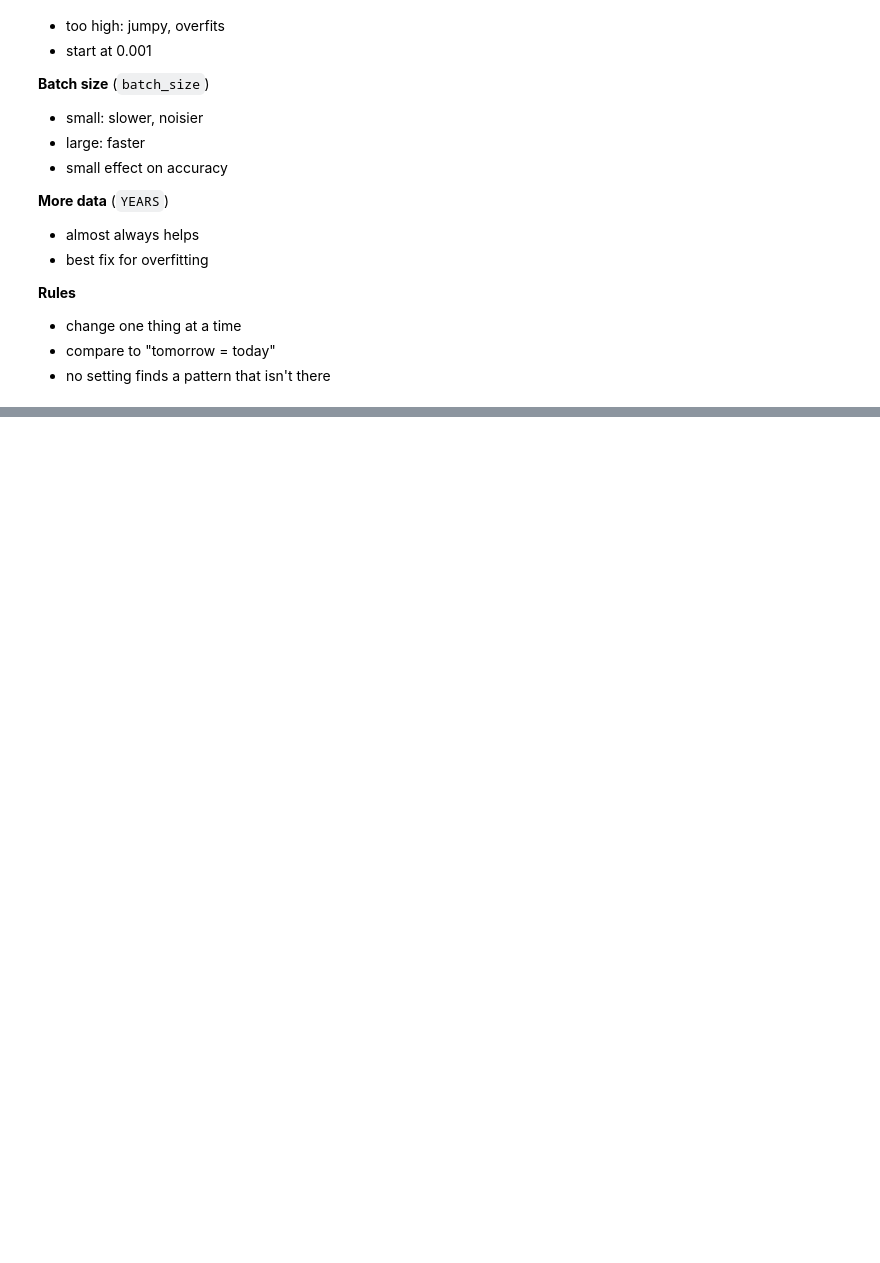
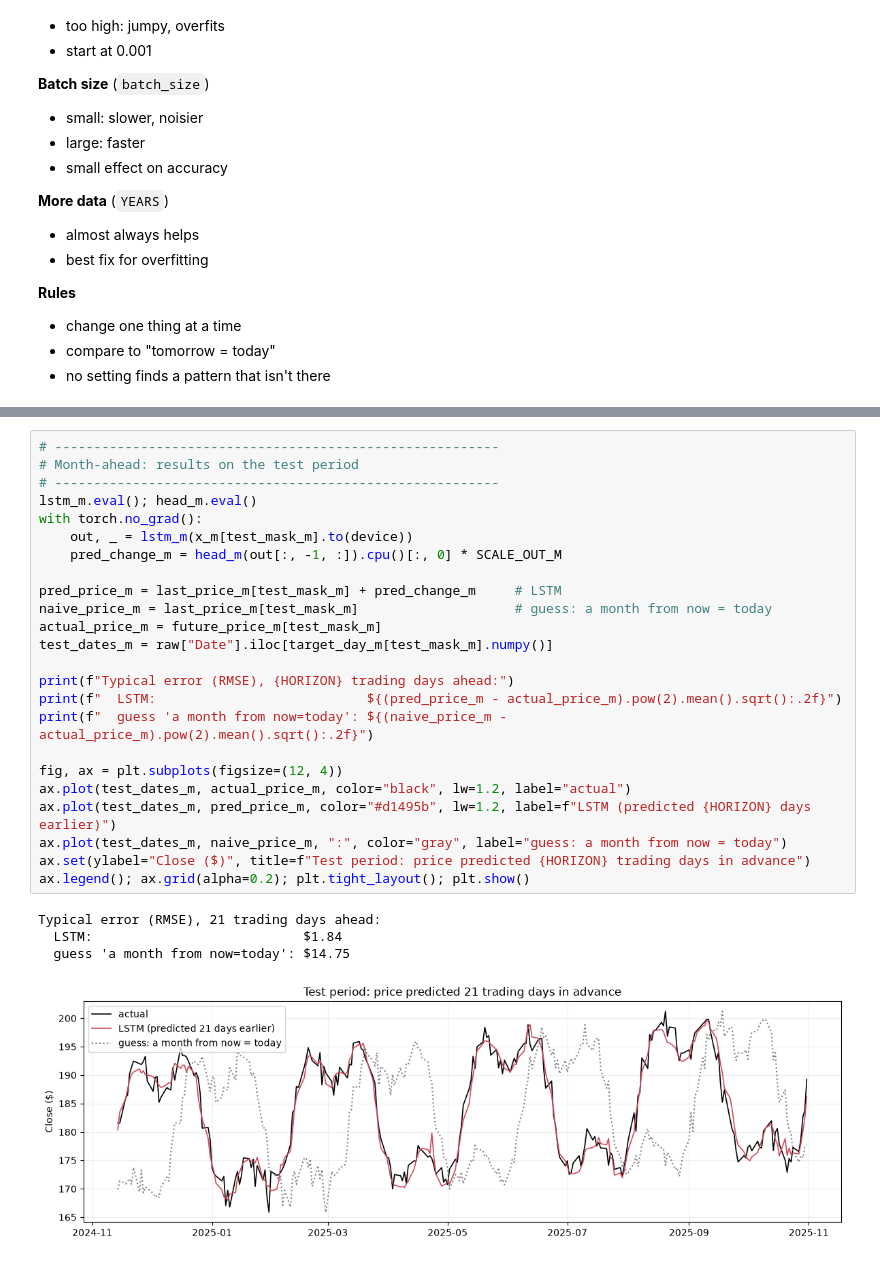
Before and after one commit to DrBilitski/ExamplePytorchWithVisualNetwork, a Jupyter notebook: lstm_pytorch.ipynb, the cells around one changed output, grey strips where cells are left out. Saved outputs shown, nothing was run; the diff lists cells and outputs as text; blank space fills up the shorter version.

Commit message:
add one month prediction

```diff
--- a/lstm_pytorch.ipynb
+++ b/lstm_pytorch.ipynb
@@ -450,0 +546,29 @@ torch.save({"lstm": lstm.state_dict(), "head": head.state_dict()}, "mylstmmodel.
+# %%
+# ---------------------------------------------------------
+# Month-ahead: results on the test period
+# ---------------------------------------------------------
+lstm_m.eval(); head_m.eval()
+with torch.no_grad():
+    out, _ = lstm_m(x_m[test_mask_m].to(device))
+    pred_change_m = head_m(out[:, -1, :]).cpu()[:, 0] * SCALE_OUT_M
+
+pred_price_m = last_price_m[test_mask_m] + pred_change_m     # LSTM
+naive_price_m = last_price_m[test_mask_m]                    # guess: a month from now = today
+actual_price_m = future_price_m[test_mask_m]
+test_dates_m = raw["Date"].iloc[target_day_m[test_mask_m].numpy()]
+
+print(f"Typical error (RMSE), {HORIZON} trading days ahead:")
+print(f"  LSTM:                           ${(pred_price_m - actual_price_m).pow(2).mean().sqrt():.2f}")
+print(f"  guess 'a month from now=today': ${(naive_price_m - actual_price_m).pow(2).mean().sqrt():.2f}")
+
+fig, ax = plt.subplots(figsize=(12, 4))
+ax.plot(test_dates_m, actual_price_m, color="black", lw=1.2, label="actual")
+ax.plot(test_dates_m, pred_price_m, color="#d1495b", lw=1.2, label=f"LSTM (predicted {HORIZON} days earlier)")
+ax.plot(test_dates_m, naive_price_m, ":", color="gray", label="guess: a month from now = today")
+ax.set(ylabel="Close ($)", title=f"Test period: price predicted {HORIZON} trading days in advance")
+ax.legend(); ax.grid(alpha=0.2); plt.tight_layout(); plt.show()
+# %% [output]
+Typical error (RMSE), 21 trading days ahead:
+  LSTM:                           $1.84
+  guess 'a month from now=today': $14.75
+[figure, added]
```
Also changed, not shown: parts of 5 cells of this notebook.
